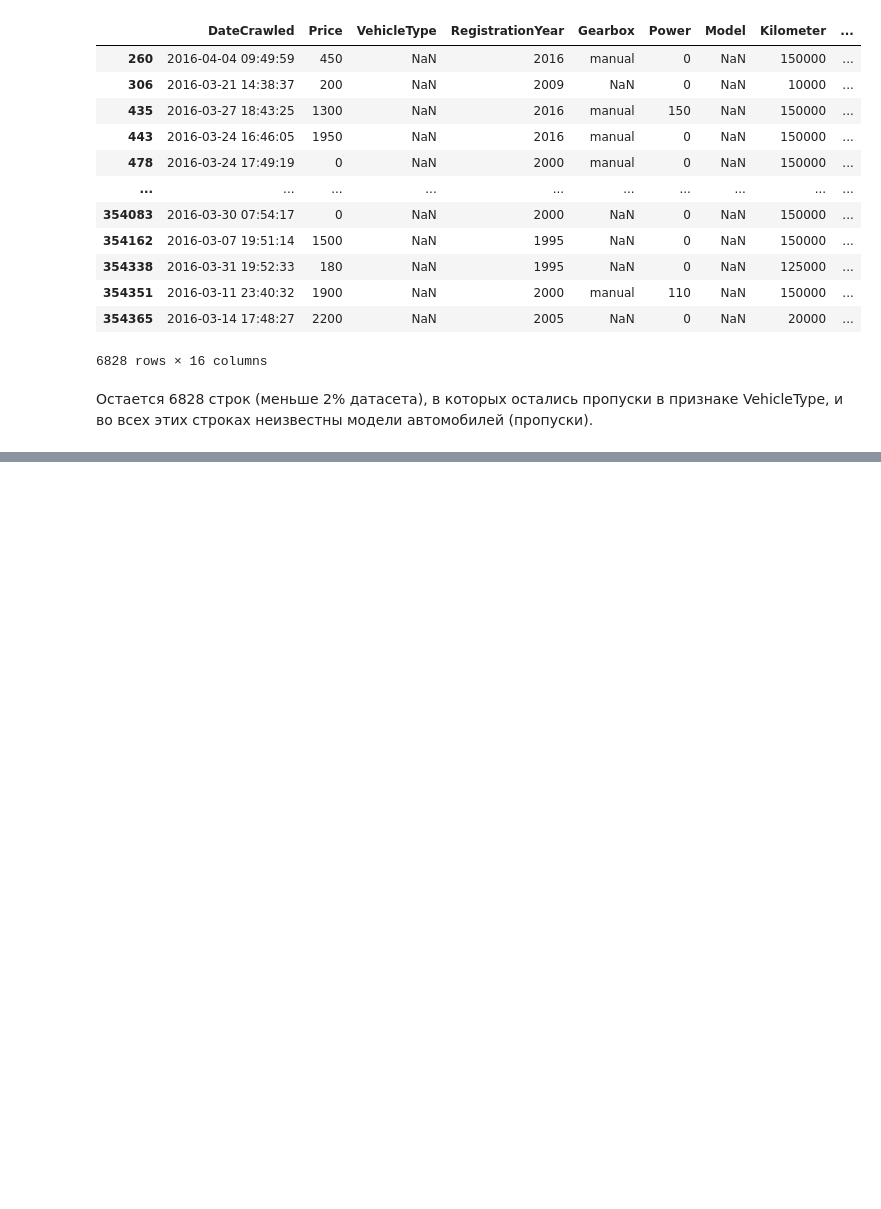
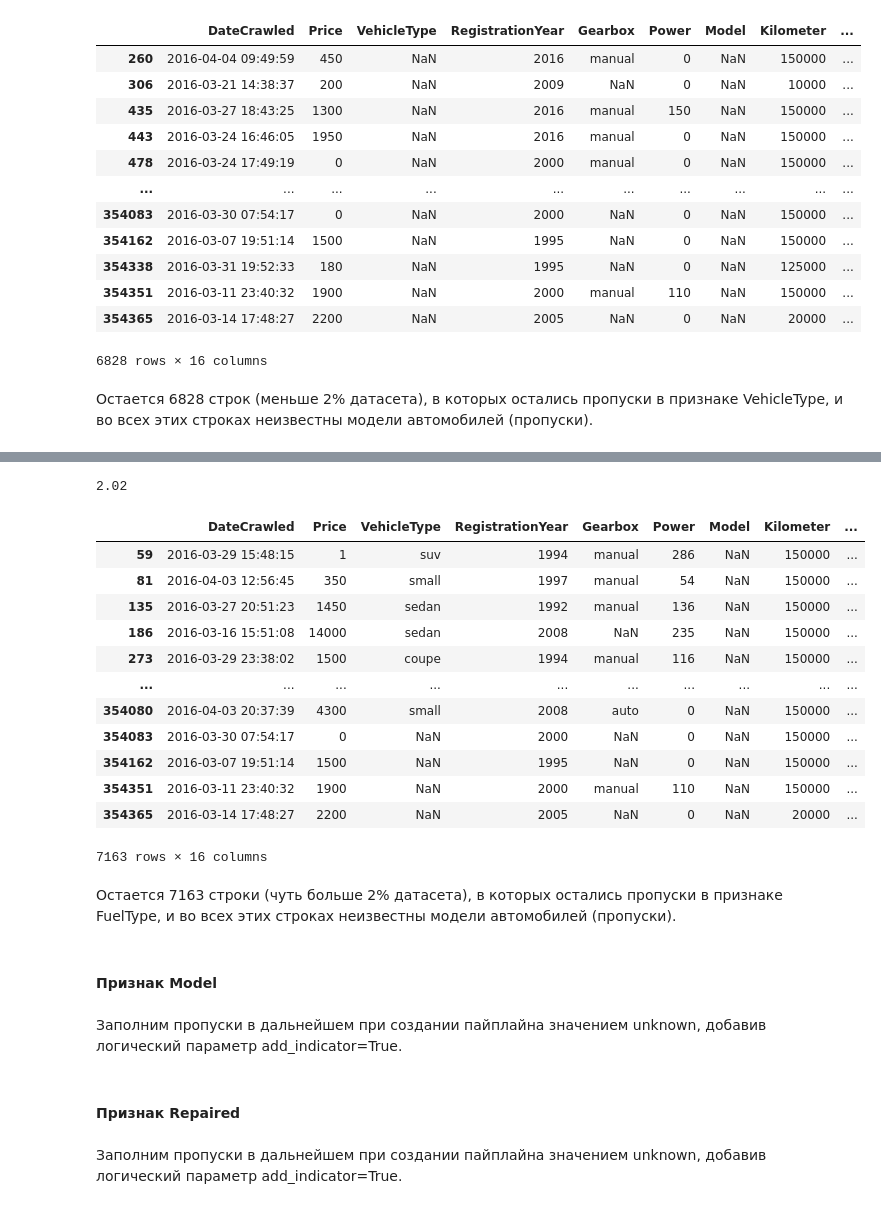
Before and after one commit to elenasobolevamsc/Car_Price_Prediction, a Jupyter notebook: Car_Price_Prediction.ipynb, the cells around one changed output, grey strips where cells are left out. Cells and saved outputs as stored; diff of their text form; code cells hidden in the pictures; blank space fills up the shorter version.

```diff
--- a/Car_Price_Prediction.ipynb
+++ b/Car_Price_Prediction.ipynb
@@ -490,0 +476,39 @@ print(df['DateCreated'].max())
+# %%
+# заполним пропуски самым частым значением для разных моделей автомобилей:
+for model in df['Model'].unique():
+    try:
+        veh_type_imp = df[df['Model'] == model]['FuelType'].value_counts().index[0]
+        df.loc[(df['FuelType'].isna()) & (df['Model'] == model), 'FuelType'] = veh_type_imp
+    except:
+        IndexError
+# %%
+# проверим, остались ли пропуски и в каком количестве:
+print('{:.2f}'.format(df[df['FuelType'].isna()].shape[0]/df.shape[0]*100))
+# %% [output]
+2.02
+# %%
+df.loc[(df['FuelType'].isna()) & df['Model'].isna()]
+# %% [output]
+|  | DateCrawled | Price | VehicleType | RegistrationYear | Gearbox | Power | Model | Kilometer | ... |
+| 59 | 2016-03-29 15:48:15 | 1 | suv | 1994 | manual | 286 | NaN | 150000 | ... |
+| 81 | 2016-04-03 12:56:45 | 350 | small | 1997 | manual | 54 | NaN | 150000 | ... |
+| 135 | 2016-03-27 20:51:23 | 1450 | sedan | 1992 | manual | 136 | NaN | 150000 | ... |
+| 186 | 2016-03-16 15:51:08 | 14000 | sedan | 2008 | NaN | 235 | NaN | 150000 | ... |
+| 273 | 2016-03-29 23:38:02 | 1500 | coupe | 1994 | manual | 116 | NaN | 150000 | ... |
+| ... | ... | ... | ... | ... | ... | ... | ... | ... | ... |
+| 354080 | 2016-04-03 20:37:39 | 4300 | small | 2008 | auto | 0 | NaN | 150000 | ... |
+| 354083 | 2016-03-30 07:54:17 | 0 | NaN | 2000 | NaN | 0 | NaN | 150000 | ... |
+| 354162 | 2016-03-07 19:51:14 | 1500 | NaN | 1995 | NaN | 0 | NaN | 150000 | ... |
+| 354351 | 2016-03-11 23:40:32 | 1900 | NaN | 2000 | manual | 110 | NaN | 150000 | ... |
+| 354365 | 2016-03-14 17:48:27 | 2200 | NaN | 2005 | NaN | 0 | NaN | 20000 | ... |
+7163 rows × 16 columns
+# %% [markdown]
+Остается 7163 строки (чуть больше 2% датасета), в которых остались пропуски в признаке FuelType, и во всех этих строках неизвестны модели автомобилей (пропуски).
+# %% [markdown]
+#### Признак Model
+# %% [markdown]
+Заполним пропуски в дальнейшем при создании пайплайна значением unknown, добавив логический параметр add_indicator=True.
+# %% [markdown]
+#### Признак Repaired
+# %% [markdown]
+Заполним пропуски в дальнейшем при создании пайплайна значением unknown, добавив логический параметр add_indicator=True.
```
Also changed, not shown: parts of 30 cells of this notebook.
